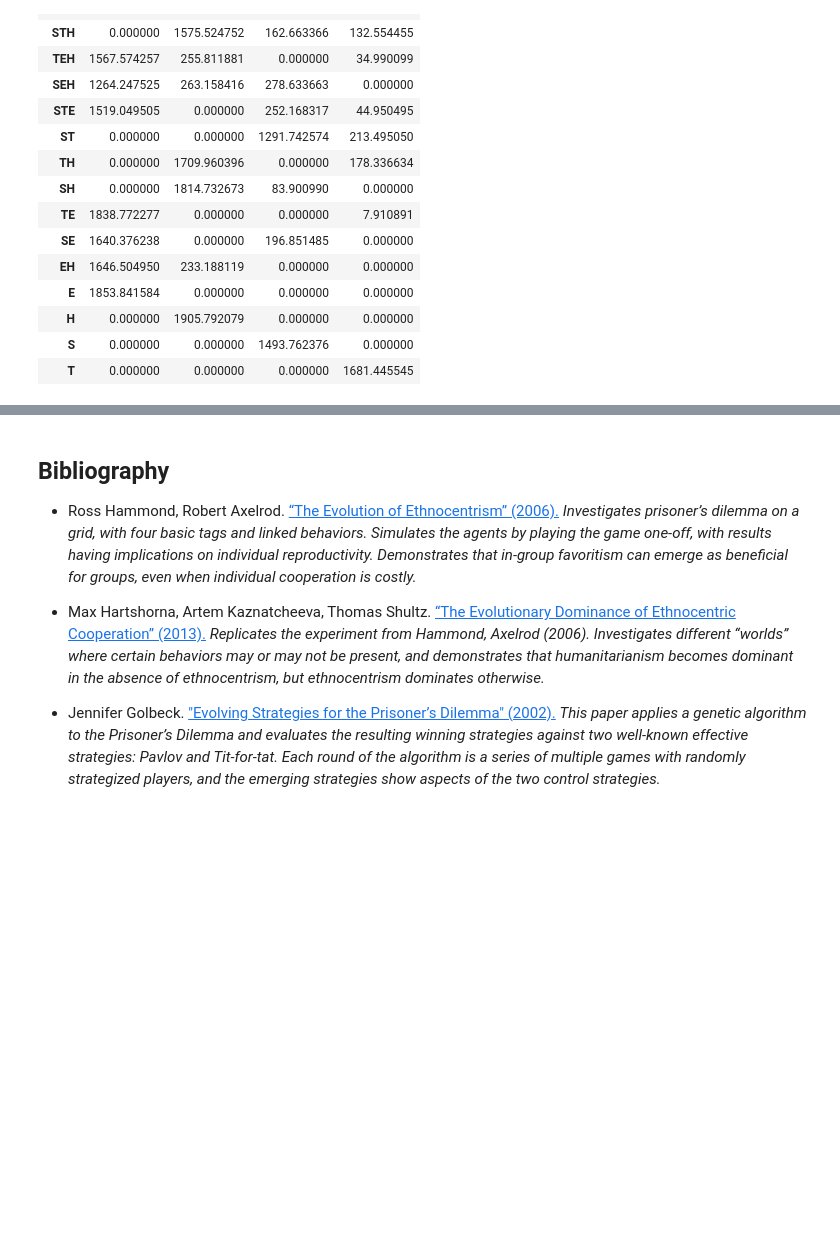
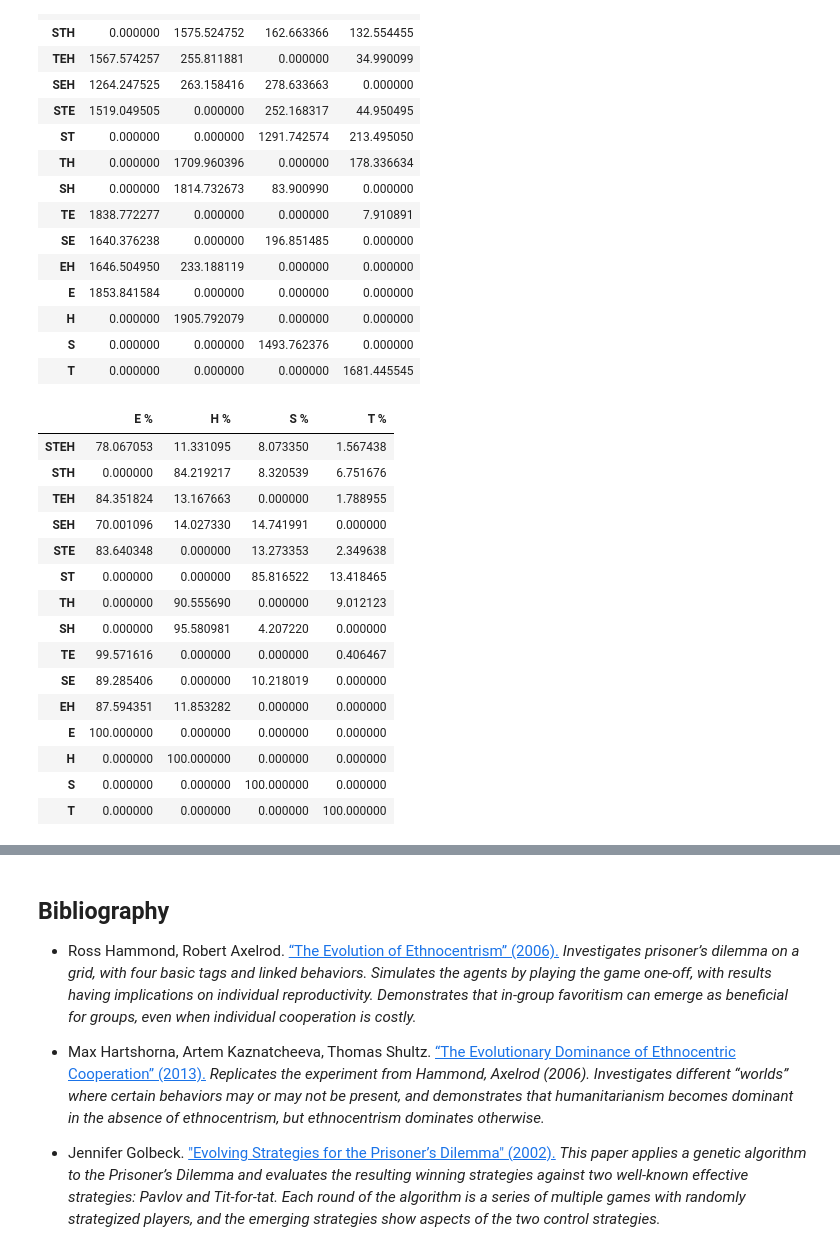
Before and after one commit to kailevy/EthnoModel, a Jupyter notebook: reports/Preliminary_Report_EvolveStrat.ipynb, the cells around one changed output, grey strips where cells are left out. Saved outputs shown, nothing was run; the diff lists cells and outputs as text; code cells hidden in the pictures; blank space fills up the shorter version.

```diff
--- a/reports/Preliminary_Report_EvolveStrat.ipynb
+++ b/reports/Preliminary_Report_EvolveStrat.ipynb
@@ -139,3 +141,26 @@ newtemp.reindex(['STEH','STH','TEH','SEH','STE','ST','TH','SH','TE','SE','EH','E
 | H | 0.000000 | 1905.792079 | 0.000000 | 0.000000 |
 | S | 0.000000 | 0.000000 | 1493.762376 | 0.000000 |
 | T | 0.000000 | 0.000000 | 0.000000 | 1681.445545 |
+# %%
+newtemp['E %'] = (newtemp['E']/newtemp.sum(1,0))*100
+newtemp['H %'] = (newtemp['H']/newtemp.sum(1,0))*100
+newtemp['S %'] = (newtemp['S']/newtemp.sum(1,0))*100
+newtemp['T %'] = (newtemp['T']/newtemp.sum(1,0))*100
+newtemp[['E %','H %','S %','T %']].reindex(['STEH','STH','TEH','SEH','STE','ST','TH','SH','TE','SE','EH','E','H','S','T'])
+# %% [output]
+|  | E % | H % | S % | T % |
+| STEH | 78.067053 | 11.331095 | 8.073350 | 1.567438 |
+| STH | 0.000000 | 84.219217 | 8.320539 | 6.751676 |
+| TEH | 84.351824 | 13.167663 | 0.000000 | 1.788955 |
+| SEH | 70.001096 | 14.027330 | 14.741991 | 0.000000 |
+| STE | 83.640348 | 0.000000 | 13.273353 | 2.349638 |
+| ST | 0.000000 | 0.000000 | 85.816522 | 13.418465 |
+| TH | 0.000000 | 90.555690 | 0.000000 | 9.012123 |
+| SH | 0.000000 | 95.580981 | 4.207220 | 0.000000 |
+| TE | 99.571616 | 0.000000 | 0.000000 | 0.406467 |
+| SE | 89.285406 | 0.000000 | 10.218019 | 0.000000 |
+| EH | 87.594351 | 11.853282 | 0.000000 | 0.000000 |
+| E | 100.000000 | 0.000000 | 0.000000 | 0.000000 |
+| H | 0.000000 | 100.000000 | 0.000000 | 0.000000 |
+| S | 0.000000 | 0.000000 | 100.000000 | 0.000000 |
+| T | 0.000000 | 0.000000 | 0.000000 | 100.000000 |
```
Also changed, not shown: parts of 7 cells of this notebook.
